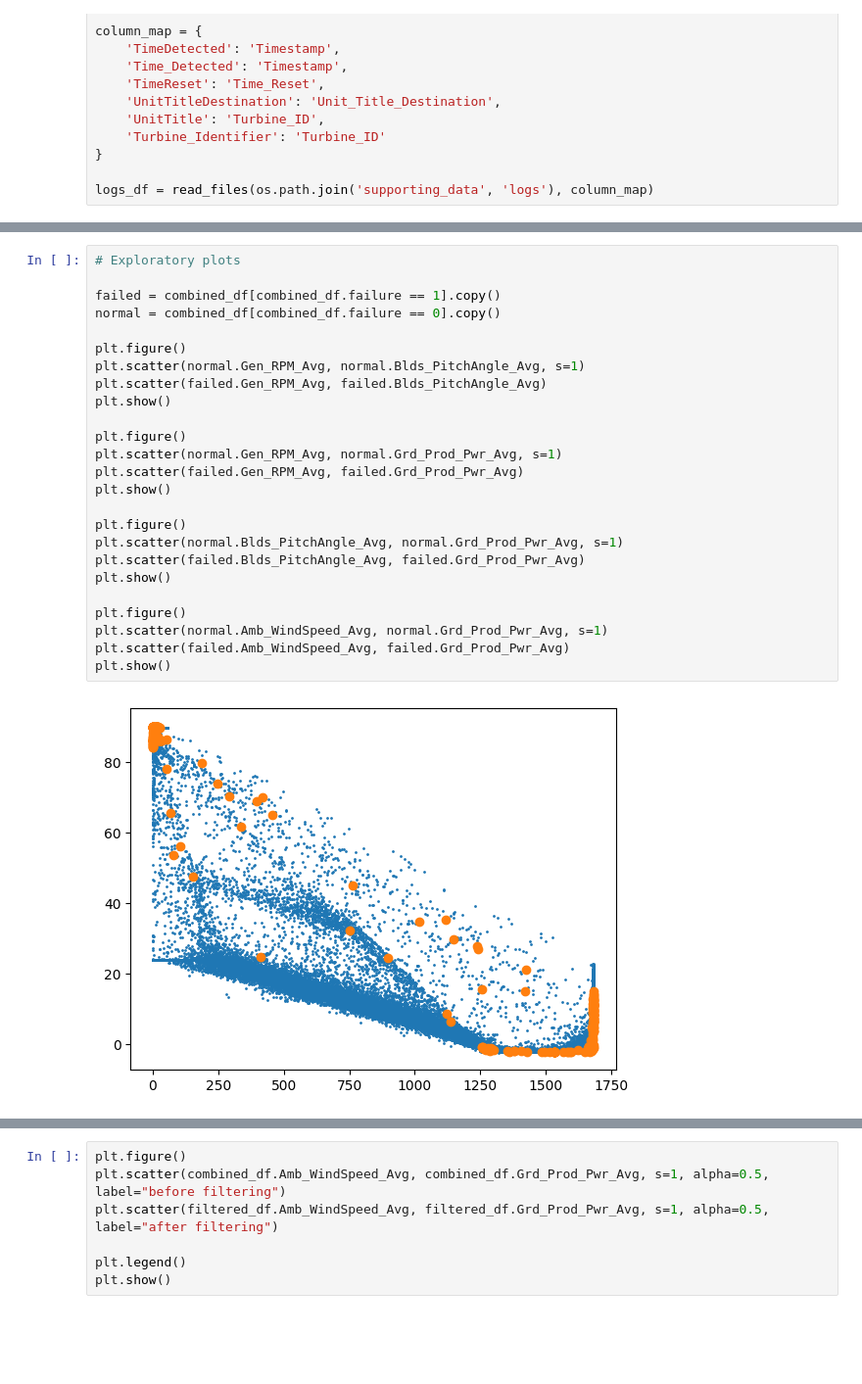
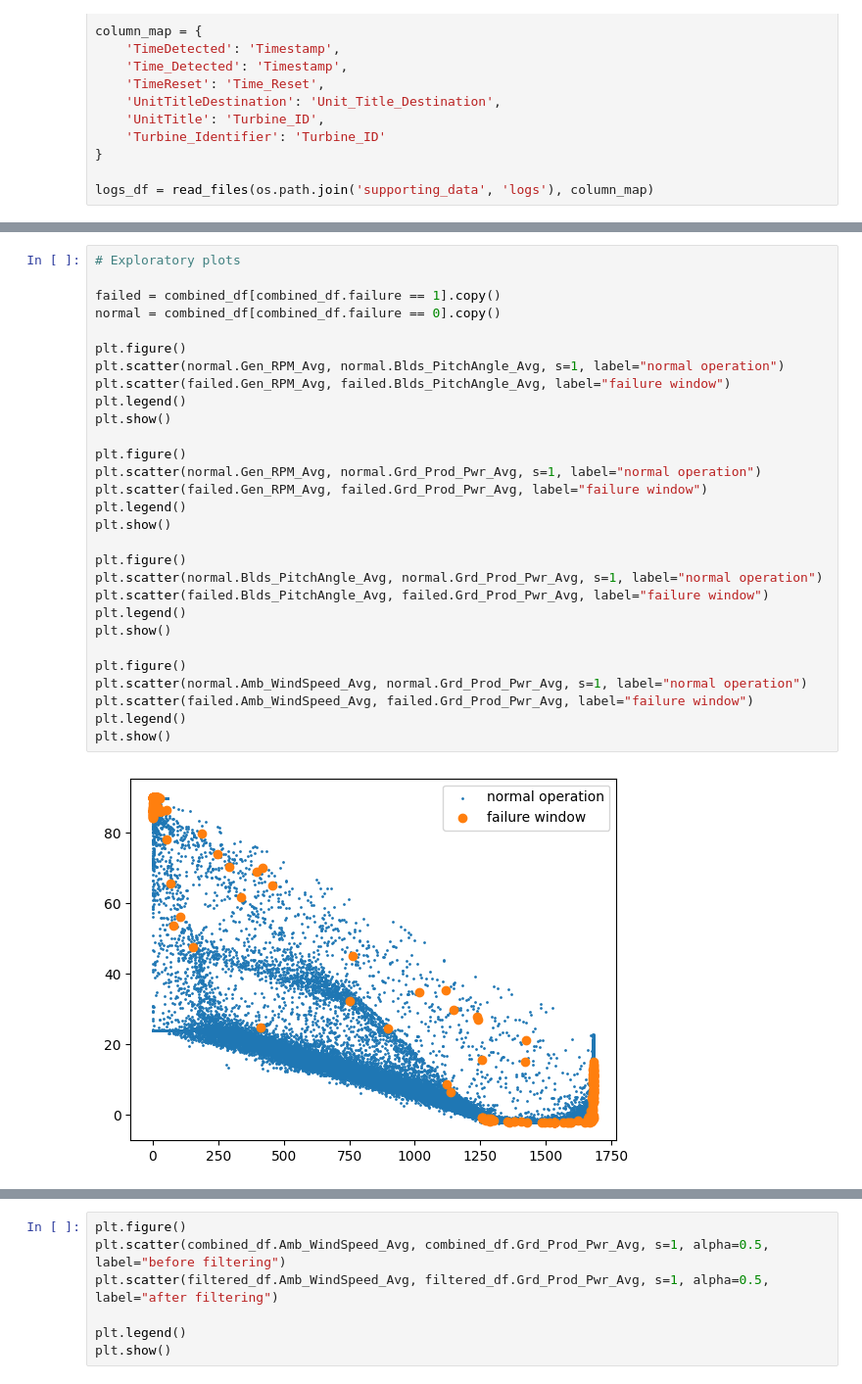
Before and after one commit to smbrealy/onyx_interview, a Jupyter notebook: notebook.ipynb, the cells around one changed output, grey strips where cells are left out. Shown at 98% size. Saved outputs shown, nothing was run; the diff lists cells and outputs as text; blank space fills up the shorter version.

```diff
--- a/notebook.ipynb
+++ b/notebook.ipynb
@@ -91,27 +90,31 @@ for id in turbine_ids:
 # %%
 # Exploratory plots
 
 failed = combined_df[combined_df.failure == 1].copy()
 normal = combined_df[combined_df.failure == 0].copy()
 
 plt.figure()
-plt.scatter(normal.Gen_RPM_Avg, normal.Blds_PitchAngle_Avg, s=1)
-plt.scatter(failed.Gen_RPM_Avg, failed.Blds_PitchAngle_Avg)
+plt.scatter(normal.Gen_RPM_Avg, normal.Blds_PitchAngle_Avg, s=1, label="normal operation")
+plt.scatter(failed.Gen_RPM_Avg, failed.Blds_PitchAngle_Avg, label="failure window")
+plt.legend()
 plt.show()
 
 plt.figure()
-plt.scatter(normal.Gen_RPM_Avg, normal.Grd_Prod_Pwr_Avg, s=1)
-plt.scatter(failed.Gen_RPM_Avg, failed.Grd_Prod_Pwr_Avg)
+plt.scatter(normal.Gen_RPM_Avg, normal.Grd_Prod_Pwr_Avg, s=1, label="normal operation")
+plt.scatter(failed.Gen_RPM_Avg, failed.Grd_Prod_Pwr_Avg, label="failure window")
+plt.legend()
 plt.show()
 
 plt.figure()
-plt.scatter(normal.Blds_PitchAngle_Avg, normal.Grd_Prod_Pwr_Avg, s=1)
-plt.scatter(failed.Blds_PitchAngle_Avg, failed.Grd_Prod_Pwr_Avg)
+plt.scatter(normal.Blds_PitchAngle_Avg, normal.Grd_Prod_Pwr_Avg, s=1, label="normal operation")
+plt.scatter(failed.Blds_PitchAngle_Avg, failed.Grd_Prod_Pwr_Avg, label="failure window")
+plt.legend()
 plt.show()
 
 plt.figure()
-plt.scatter(normal.Amb_WindSpeed_Avg, normal.Grd_Prod_Pwr_Avg, s=1)
-plt.scatter(failed.Amb_WindSpeed_Avg, failed.Grd_Prod_Pwr_Avg)
+plt.scatter(normal.Amb_WindSpeed_Avg, normal.Grd_Prod_Pwr_Avg, s=1, label="normal operation")
+plt.scatter(failed.Amb_WindSpeed_Avg, failed.Grd_Prod_Pwr_Avg, label="failure window")
+plt.legend()
 plt.show()
 # %% [output]
-[figure, old version]
+[figure, new version]
```
Also changed, not shown: parts of 4 cells of this notebook.
